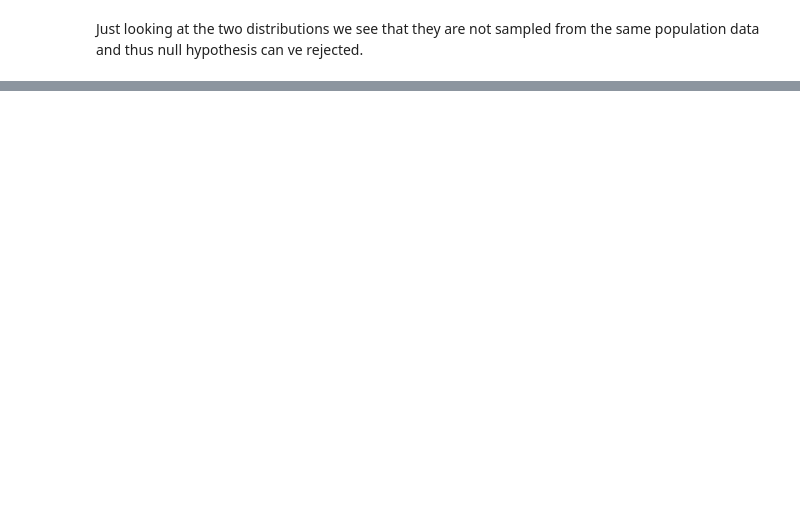
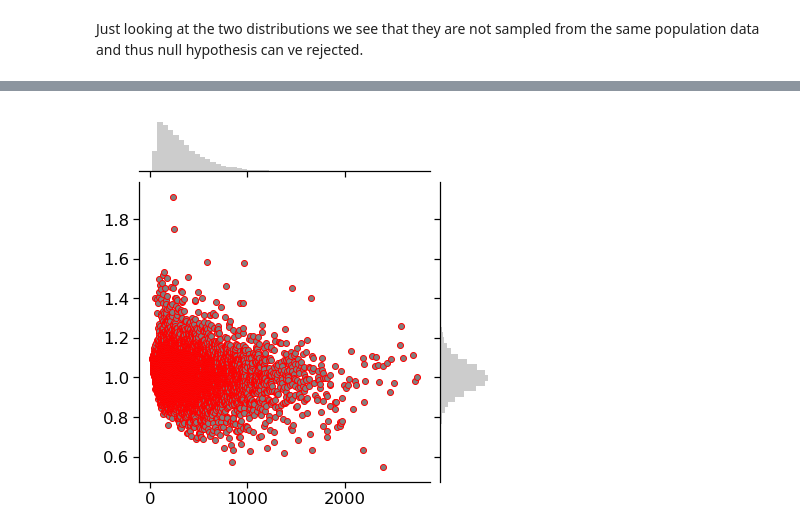
Before and after one commit to PraddyUno/Springboard, a Jupyter notebook: Hospital Redmission and Hypothesis Testing.ipynb, the cells around one changed output, grey strips where cells are left out. Drawn from its saved outputs; the diff is of its cells as text; code cells hidden in the pictures; blank space fills up the shorter version.

```diff
--- a/Hospital Redmission and Hypothesis Testing.ipynb
+++ b/Hospital Redmission and Hypothesis Testing.ipynb
@@ -251,0 +250,6 @@ Just looking at the two distributions we see that they are not sampled from the
+# %%
+g = sns.JointGrid(xarr,yarr)
+g = g.plot_joint(plt.scatter, color=".5", edgecolor="red")
+g = g.plot_marginals(sns.distplot, kde=False, color=".5")
+# %% [output]
+[figure, added]
```
Also changed, not shown: parts of 8 cells of this notebook.
